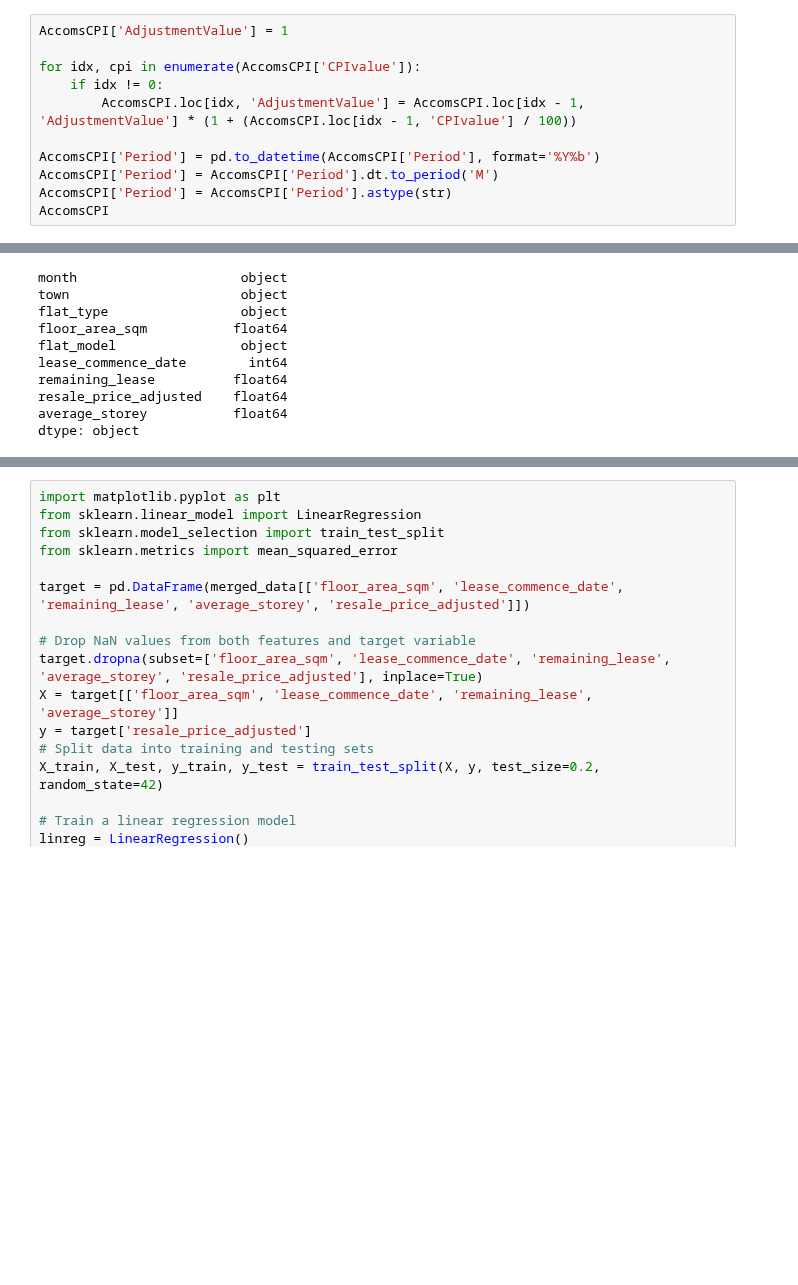
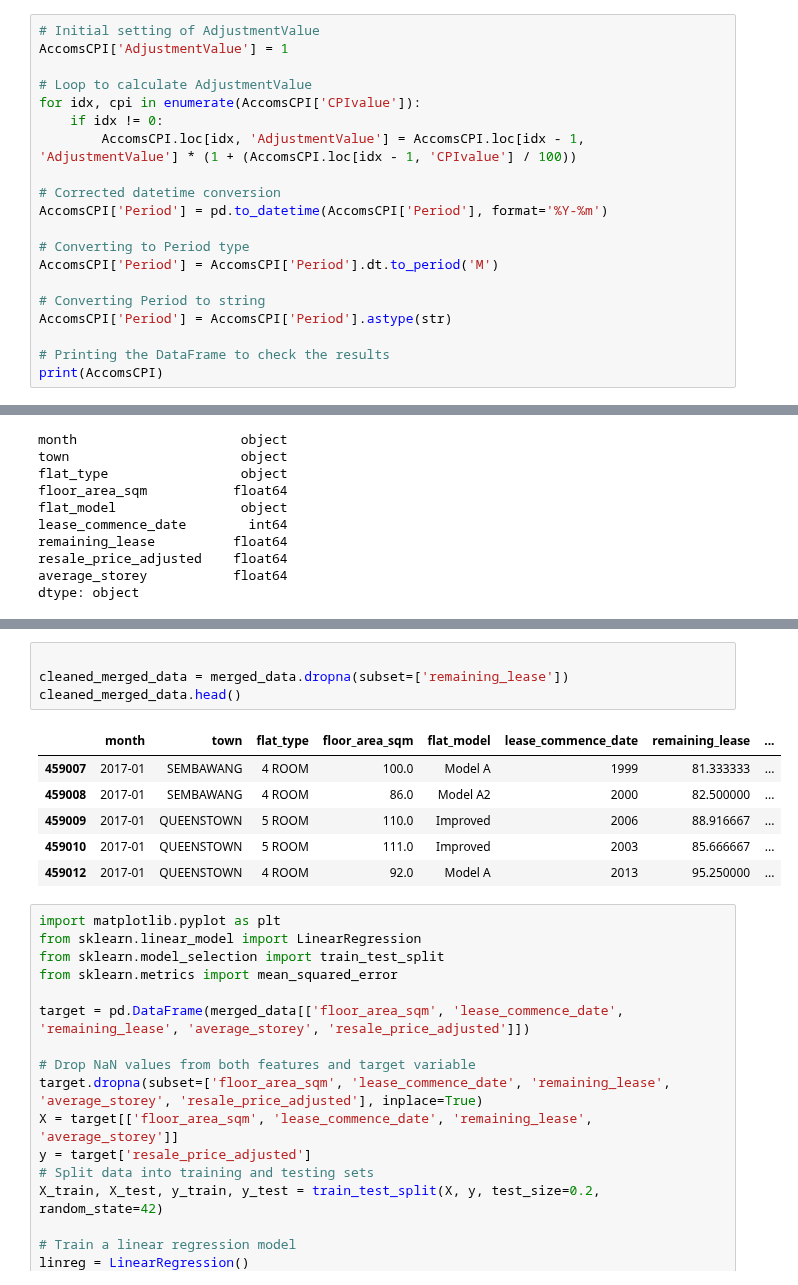
Before and after one commit to KuroInit/HDB-Resale-Price-Predict, a Jupyter notebook: data_prep.ipynb, the cells around one changed output, grey strips where cells are left out. Drawn from its saved outputs; the diff is of its cells as text; blank space fills up the shorter version.

```diff
--- a/data_prep.ipynb
+++ b/data_prep.ipynb
@@ -58,14 +58,23 @@ Period       object
 CPIvalue    float64
 dtype: object
 # %%
+# Initial setting of AdjustmentValue
 AccomsCPI['AdjustmentValue'] = 1
 
+# Loop to calculate AdjustmentValue
 for idx, cpi in enumerate(AccomsCPI['CPIvalue']):
     if idx != 0:
         AccomsCPI.loc[idx, 'AdjustmentValue'] = AccomsCPI.loc[idx - 1, 'AdjustmentValue'] * (1 + (AccomsCPI.loc[idx - 1, 'CPIvalue'] / 100))
 
-AccomsCPI['Period'] = pd.to_datetime(AccomsCPI['Period'], format='%Y%b')
+# Corrected datetime conversion
+AccomsCPI['Period'] = pd.to_datetime(AccomsCPI['Period'], format='%Y-%m')
+
+# Converting to Period type
 AccomsCPI['Period'] = AccomsCPI['Period'].dt.to_period('M')
+
+# Converting Period to string
 AccomsCPI['Period'] = AccomsCPI['Period'].astype(str)
-AccomsCPI
+
+# Printing the DataFrame to check the results
+print(AccomsCPI)
 # %% [output]
@@ -143,3 +138,14 @@ merged_data
+# %%
+
+cleaned_merged_data = merged_data.dropna(subset=['remaining_lease'])
+cleaned_merged_data.head()
+# %% [output]
+|  | month | town | flat_type | floor_area_sqm | flat_model | lease_commence_date | remaining_lease | ... |
+| 459007 | 2017-01 | SEMBAWANG | 4 ROOM | 100.0 | Model A | 1999 | 81.333333 | ... |
+| 459008 | 2017-01 | SEMBAWANG | 4 ROOM | 86.0 | Model A2 | 2000 | 82.500000 | ... |
+| 459009 | 2017-01 | QUEENSTOWN | 5 ROOM | 110.0 | Improved | 2006 | 88.916667 | ... |
+| 459010 | 2017-01 | QUEENSTOWN | 5 ROOM | 111.0 | Improved | 2003 | 85.666667 | ... |
+| 459012 | 2017-01 | QUEENSTOWN | 4 ROOM | 92.0 | Model A | 2013 | 95.250000 | ... |
 # %%
 import matplotlib.pyplot as plt
 from sklearn.linear_model import LinearRegression
```
Also changed, not shown: parts of 4 cells of this notebook.
